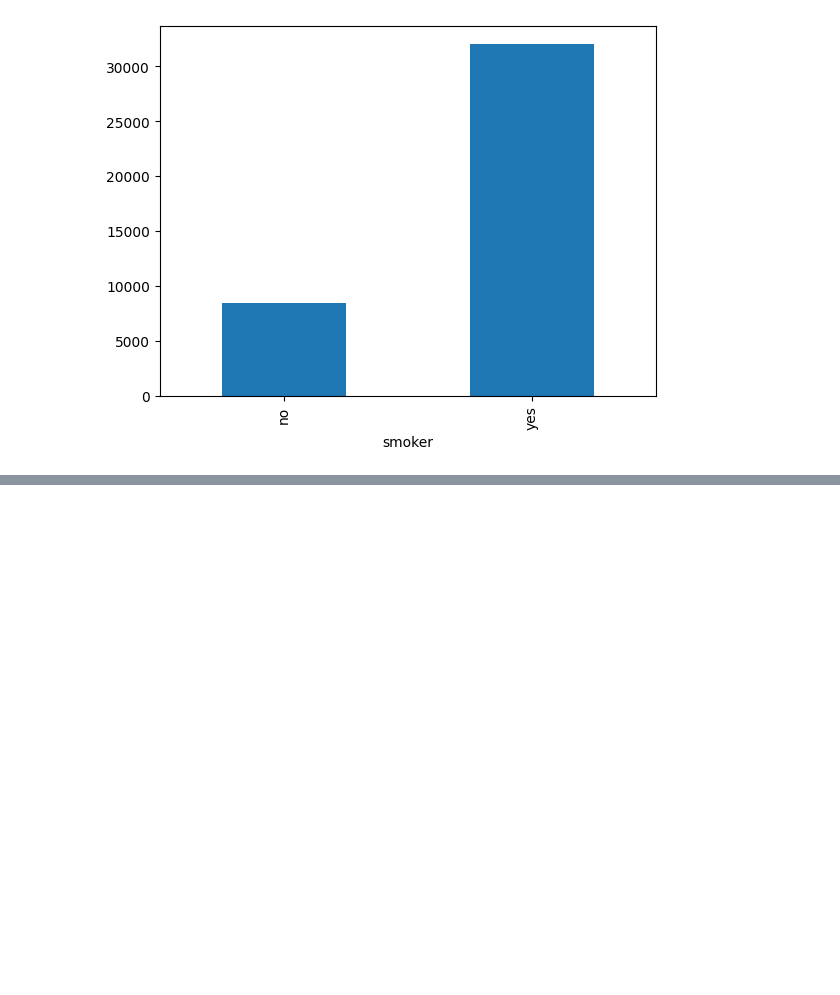
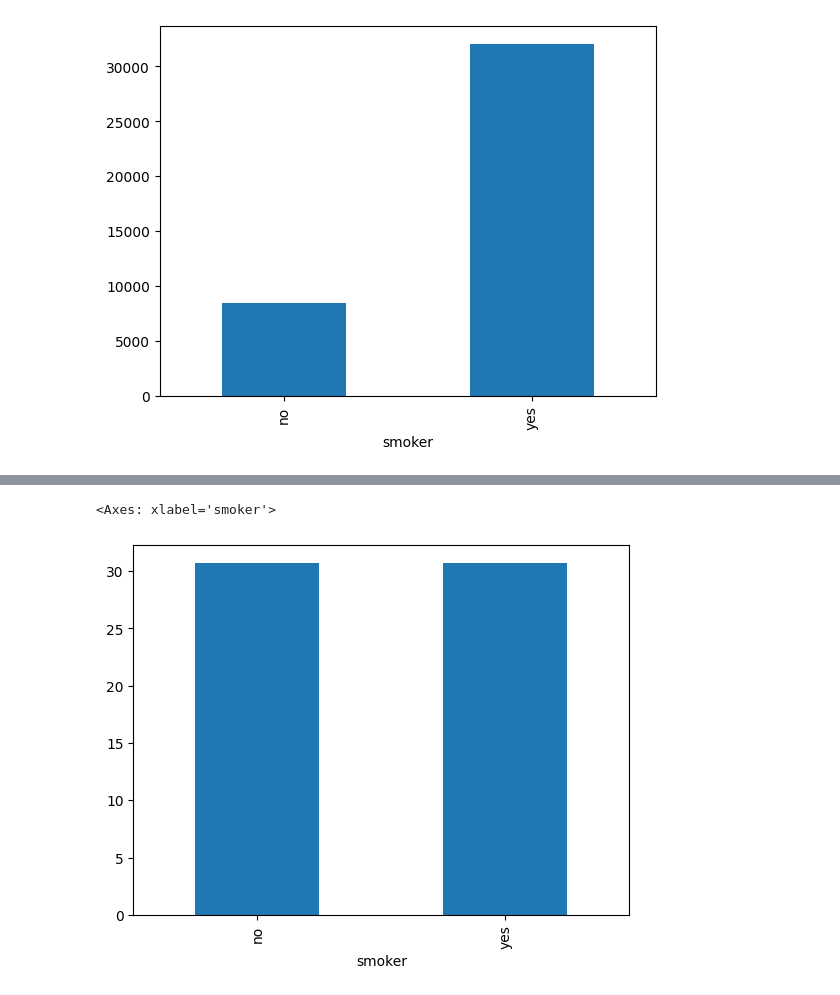
Before and after one commit to eek-dataguy/Regression-and-Forecasting-ML, a Jupyter notebook: practice/data-prep-and-eda.ipynb, the cells around one changed output, grey strips where cells are left out. Cells and saved outputs as stored; diff of their text form; code cells hidden in the pictures; blank space fills up the shorter version.

```diff
--- a/practice/data-prep-and-eda.ipynb
+++ b/practice/data-prep-and-eda.ipynb
@@ -143,0 +154,5 @@ insurance.groupby('smoker')['charges'].mean().plot.bar()
+# %%
+insurance.groupby('smoker')['bmi'].mean().plot.bar()
+# %% [output]
+<Axes: xlabel='smoker'>
+[figure, added]
```
Also changed, not shown: parts of 2 cells of this notebook.
